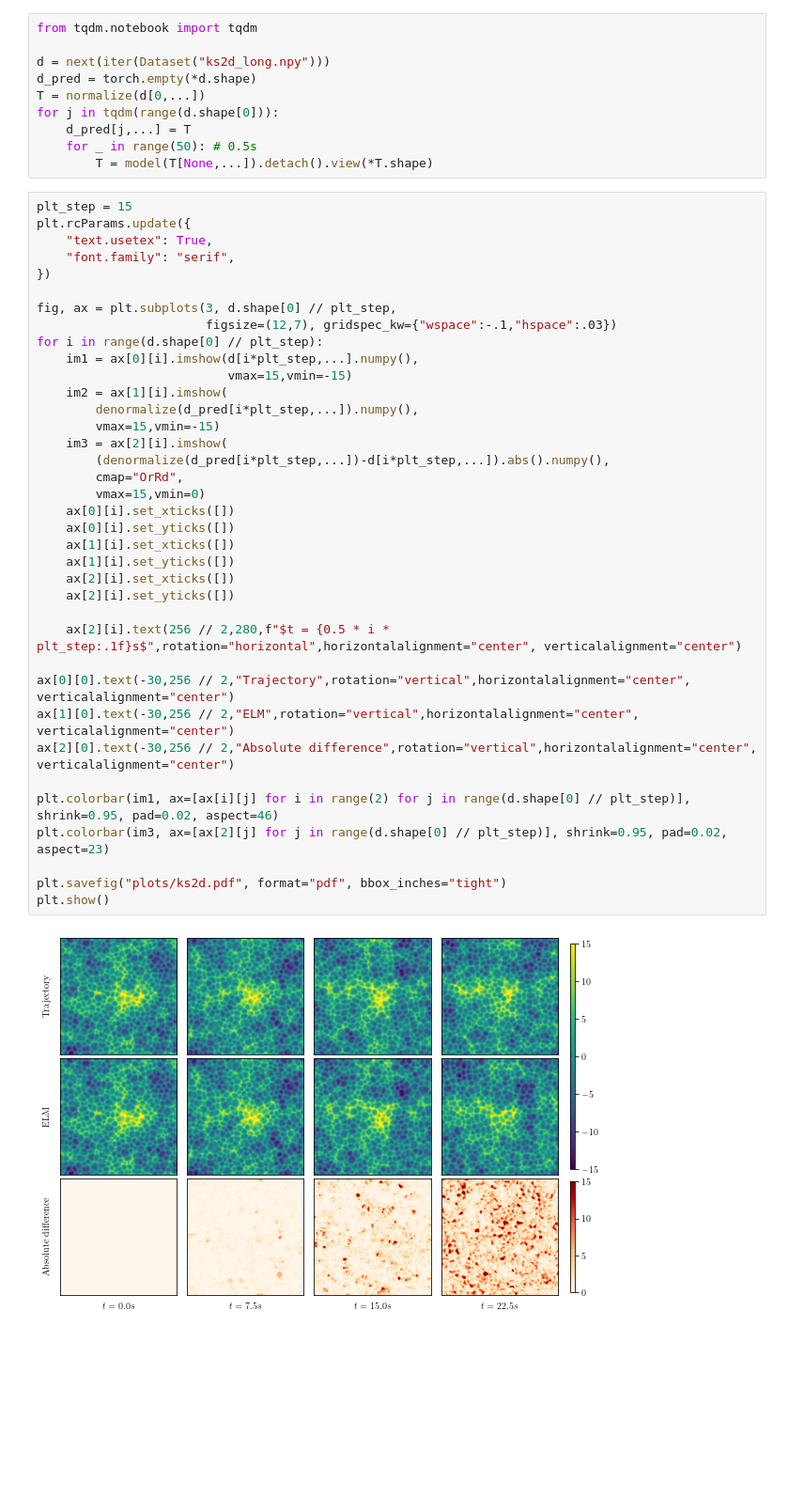
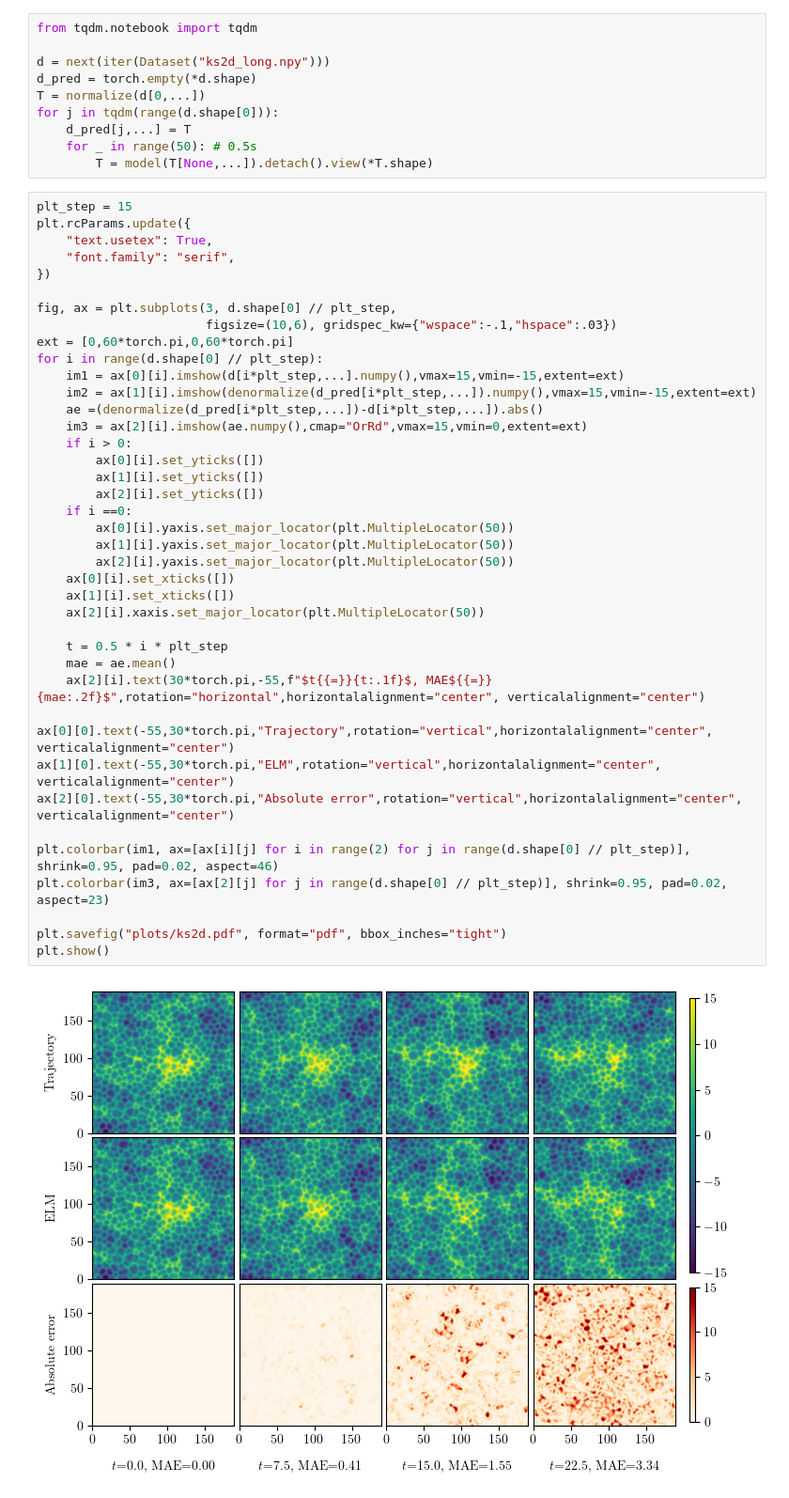
Before and after one commit to graps1/ELM-PDEs, a Jupyter notebook: ks2d/ks2d.ipynb, the cells around one changed output. Shown at 94% size. Saved outputs shown, nothing was run; the diff lists cells and outputs as text; blank space fills up the shorter version.

```diff
--- a/ks2d/ks2d.ipynb
+++ b/ks2d/ks2d.ipynb
@@ -69,39 +69,42 @@ for j in tqdm(range(d.shape[0])):
 # %%
 plt_step = 15
 plt.rcParams.update({
     "text.usetex": True,
     "font.family": "serif",
 })
 
 fig, ax = plt.subplots(3, d.shape[0] // plt_step,
-                       figsize=(12,7), gridspec_kw={"wspace":-.1,"hspace":.03})
+                       figsize=(10,6), gridspec_kw={"wspace":-.1,"hspace":.03})
+ext = [0,60*torch.pi,0,60*torch.pi]
 for i in range(d.shape[0] // plt_step):
-    im1 = ax[0][i].imshow(d[i*plt_step,...].numpy(),
-                          vmax=15,vmin=-15)
-    im2 = ax[1][i].imshow(
-        denormalize(d_pred[i*plt_step,...]).numpy(),
-        vmax=15,vmin=-15)
-    im3 = ax[2][i].imshow(
-        (denormalize(d_pred[i*plt_step,...])-d[i*plt_step,...]).abs().numpy(),
-        cmap="OrRd",
-        vmax=15,vmin=0)
+    im1 = ax[0][i].imshow(d[i*plt_step,...].numpy(),vmax=15,vmin=-15,extent=ext)
+    im2 = ax[1][i].imshow(denormalize(d_pred[i*plt_step,...]).numpy(),vmax=15,vmin=-15,extent=ext)
+    ae =(denormalize(d_pred[i*plt_step,...])-d[i*plt_step,...]).abs()
+    im3 = ax[2][i].imshow(ae.numpy(),cmap="OrRd",vmax=15,vmin=0,extent=ext)
+    if i > 0:
+        ax[0][i].set_yticks([])
+        ax[1][i].set_yticks([])
+        ax[2][i].set_yticks([])
+    if i ==0:
+        ax[0][i].yaxis.set_major_locator(plt.MultipleLocator(50))
+        ax[1][i].yaxis.set_major_locator(plt.MultipleLocator(50))
+        ax[2][i].yaxis.set_major_locator(plt.MultipleLocator(50))
     ax[0][i].set_xticks([])
-    ax[0][i].set_yticks([])
     ax[1][i].set_xticks([])
-    ax[1][i].set_yticks([])
-    ax[2][i].set_xticks([])
-    ax[2][i].set_yticks([])
+    ax[2][i].xaxis.set_major_locator(plt.MultipleLocator(50))
 
-    ax[2][i].text(256 // 2,280,f"$t = {0.5 * i * plt_step:.1f}s$",rotation="horizontal",horizontalalignment="center", verticalalignment="center")
+    t = 0.5 * i * plt_step
+    mae = ae.mean()
+    ax[2][i].text(30*torch.pi,-55,f"$t{{=}}{t:.1f}$, MAE${{=}}{mae:.2f}$",rotation="horizontal",horizontalalignment="center", verticalalignment="center")
 
-ax[0][0].text(-30,256 // 2,"Trajectory",rotation="vertical",horizontalalignment="center", verticalalignment="center")
-ax[1][0].text(-30,256 // 2,"ELM",rotation="vertical",horizontalalignment="center", verticalalignment="center")
-ax[2][0].text(-30,256 // 2,"Absolute difference",rotation="vertical",horizontalalignment="center", verticalalignment="center")
+ax[0][0].text(-55,30*torch.pi,"Trajectory",rotation="vertical",horizontalalignment="center", verticalalignment="center")
+ax[1][0].text(-55,30*torch.pi,"ELM",rotation="vertical",horizontalalignment="center", verticalalignment="center")
+ax[2][0].text(-55,30*torch.pi,"Absolute error",rotation="vertical",horizontalalignment="center", verticalalignment="center")
 
 plt.colorbar(im1, ax=[ax[i][j] for i in range(2) for j in range(d.shape[0] // plt_step)], shrink=0.95, pad=0.02, aspect=46)
 plt.colorbar(im3, ax=[ax[2][j] for j in range(d.shape[0] // plt_step)], shrink=0.95, pad=0.02, aspect=23)
 
 plt.savefig("plots/ks2d.pdf", format="pdf", bbox_inches="tight")
 plt.show()
 # %% [output]
-[figure, old version]
+[figure, new version]
```
Also changed, not shown: parts of 2 cells of this notebook, 8 other files.
